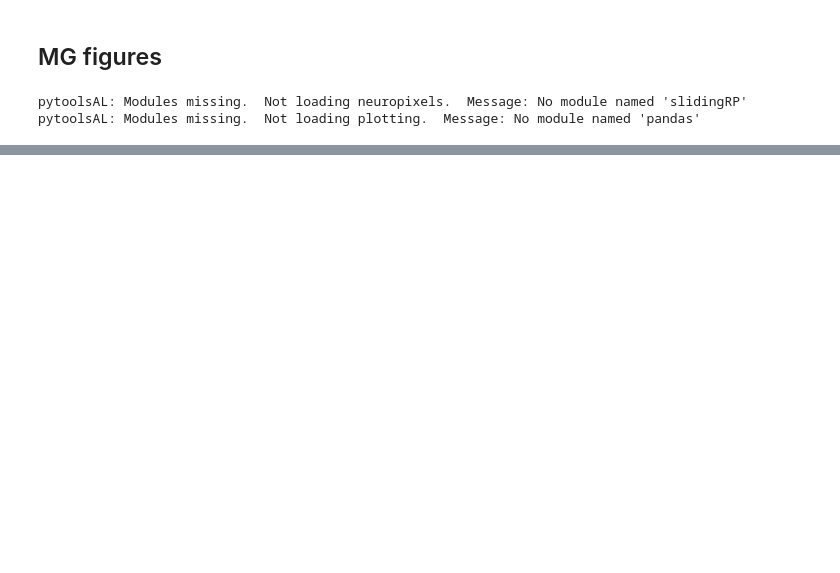
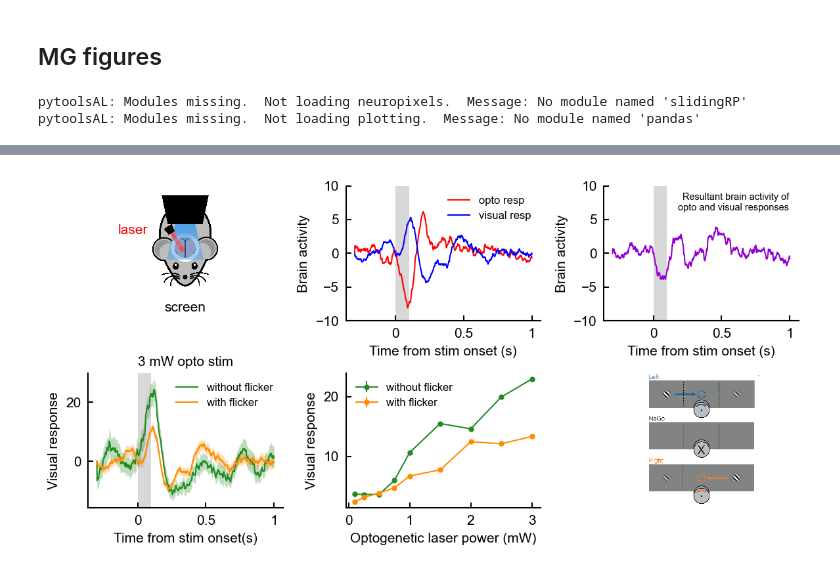
Before and after one commit to paschamatveev/wfOptoProject, a Jupyter notebook: wf + opto/mg figures.ipynb, the cells around one changed output, grey strips where cells are left out. Drawn from its saved outputs; the diff is of its cells as text; code cells hidden in the pictures; blank space fills up the shorter version.

```diff
--- a/wf + opto/mg figures.ipynb
+++ b/wf + opto/mg figures.ipynb
@@ -108,3 +68,0 @@ opto = np.mean(opto, axis=0)
-# %%
-flicker_scale = flicker-4
-sum=(flicker_scale+opto)
@@ -112,0 +106,16 @@ scale = np.mean(opto)/np.mean(flicker)
+# %%
+def panelConfoundResp(ax, ylim):
+    flicker_mean = np.mean(flicker, axis=0)
+    opto_mean = np.mean(opto, axis=0)
+    flicker_scale = flicker_mean*.45454545
+
+    ax.plot(timestamps,flicker_scale+opto_mean,color='darkviolet')
+    # ax.set_title("Resultant brain activity of \nOpto. and Visual Responses")
+    ax.set_ylim(ylim)
+    # plt.tick_params(axis='y', labelleft=False)
+    plt.text(0.95, 0.95, 'Resultant brain activity of\nopto and visual responses',
+             transform=ax.transAxes, ha='right', va='top', fontsize='x-small')
+    plt.axvspan(0,100,color='gray',alpha=.3,lw=0)
+    plt.xticks([0, 500, 1000], [0, 0.5, 1])
+    plt.xlabel('Time from stim onset (s)')
+    plt.ylabel('Brain activity')
@@ -112,0 +237,26 @@ scale = np.mean(opto)/np.mean(flicker)
+# %%
+f = plt.figure(figsize=(8, 4))
+gs = mpl.gridspec.GridSpec(2, 3)
+
+ax = plt.subplot(gs[0])
+mouseImg(ax)
+
+ax = plt.subplot(gs[1])
+ylim = (-10, 10)
+panelOptoVisResp(ax, ylim)
+
+ax = plt.subplot(gs[2])
+panelConfoundResp(ax, ylim)
+
+ax = plt.subplot(gs[3])
+panelPowerWithFlicker(ax)
+
+ax = plt.subplot(gs[4])
+panelAllPowersFlicker(ax)
+
+ax = plt.subplot(gs[5])
+taskImg(ax)
+
+f.tight_layout()
+# %% [output]
+[figure, added]
```
Also changed, not shown: parts of 28 cells of this notebook.
